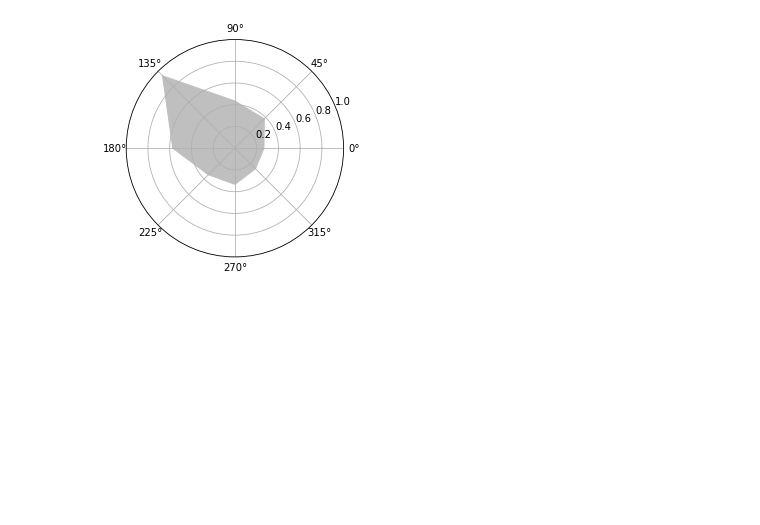
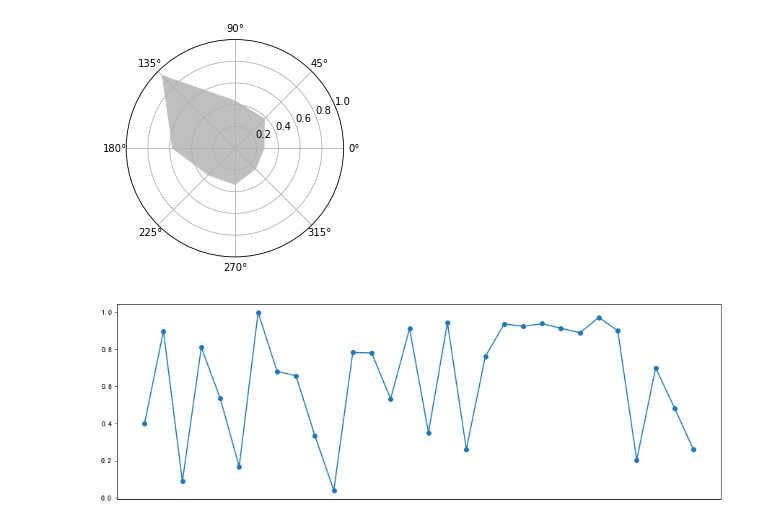
Before and after one commit to pythonProjectLearn/Matplotlib_Learn, a Jupyter notebook: 04_画布控制/03_转化坐标系.ipynb, the cells around one changed output. Drawn from its saved outputs; the diff is of its cells as text; code cells hidden in the pictures; blank space fills up the shorter version.

```diff
--- a/04_画布控制/03_转化坐标系.ipynb
+++ b/04_画布控制/03_转化坐标系.ipynb
@@ -48,0 +52,8 @@ plt.show()
+# %%
+fig1 = plt.figure(figsize=(15,5))
+plt.xticks(pd.date_range('2014-09-01','2014-09-30'),rotation=90)#设置时间标签显示格式
+data = np.random.rand(30)
+plt.plot(data,'o-')
+plt.show()
+# %% [output]
+[figure, added]
```
Also changed, not shown: parts of 2 cells of this notebook, 5 other files.
